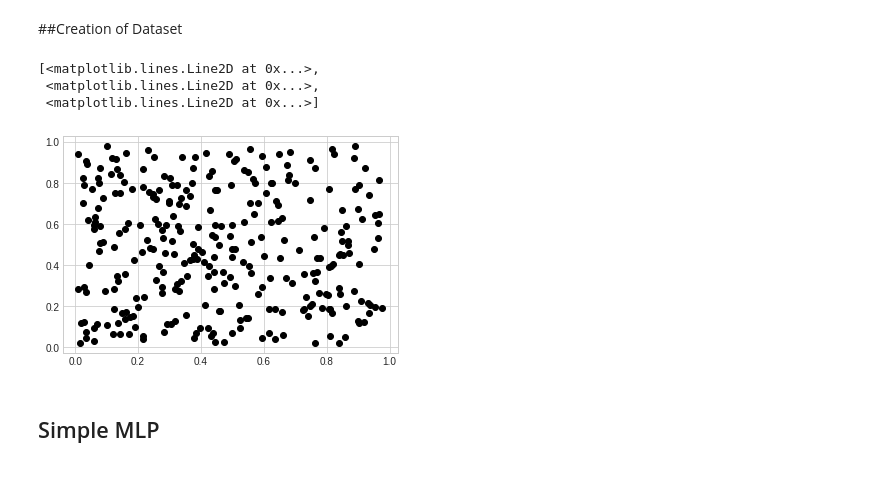
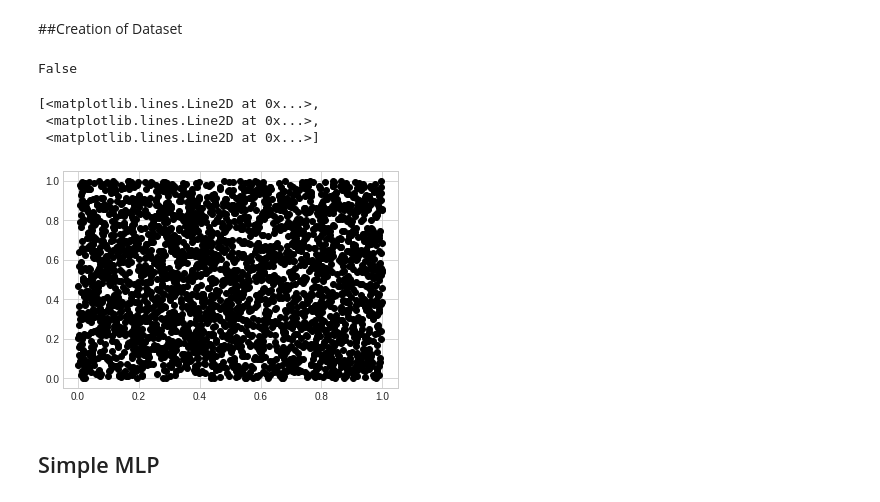
Before and after one commit to PeriniM/Multilateration, a Jupyter notebook: 2D_space/Multilateration_2D.ipynb, the cells around one changed output. Saved outputs shown, nothing was run; the diff lists cells and outputs as text; code cells hidden in the pictures.

```diff
--- a/2D_space/Multilateration_2D.ipynb
+++ b/2D_space/Multilateration_2D.ipynb
@@ -219,14 +213,16 @@ for sample in range(dim_test):
   d34 = np.sqrt((x3-x4)**2 + (y3-y4)**2)
   model_input_test[sample][:] = [x1, y1, d12, d13, d14, d23, d24, d34]
   model_output_test[sample][:] = [x2, x3, x4, y2, y3, y4]
-# %%
-np.all(model_input<1.0)
-plt.plot(model_output_test[0:,:3], model_output_test[0:,3:], 'o', color='black')
-# %% [output]
-[<matplotlib.lines.Line2D at 0x...>,
- <matplotlib.lines.Line2D at 0x...>,
- <matplotlib.lines.Line2D at 0x...>]
-[figure, removed]
+# %%
+#it is not less than 1 because distances can be greater than 1 (diagonal for example)
+print(np.all(model_input<1.0))
+plt.plot(model_output[:, :3], model_output[:, 3:], 'o', color='black') # intial points
+# %% [output]
+False
+[<matplotlib.lines.Line2D at 0x...>,
+ <matplotlib.lines.Line2D at 0x...>,
+ <matplotlib.lines.Line2D at 0x...>]
+[figure, added]
 # %% [markdown]
 ## Simple MLP
 # %%
```
Also changed, not shown: parts of 13 cells of this notebook.
